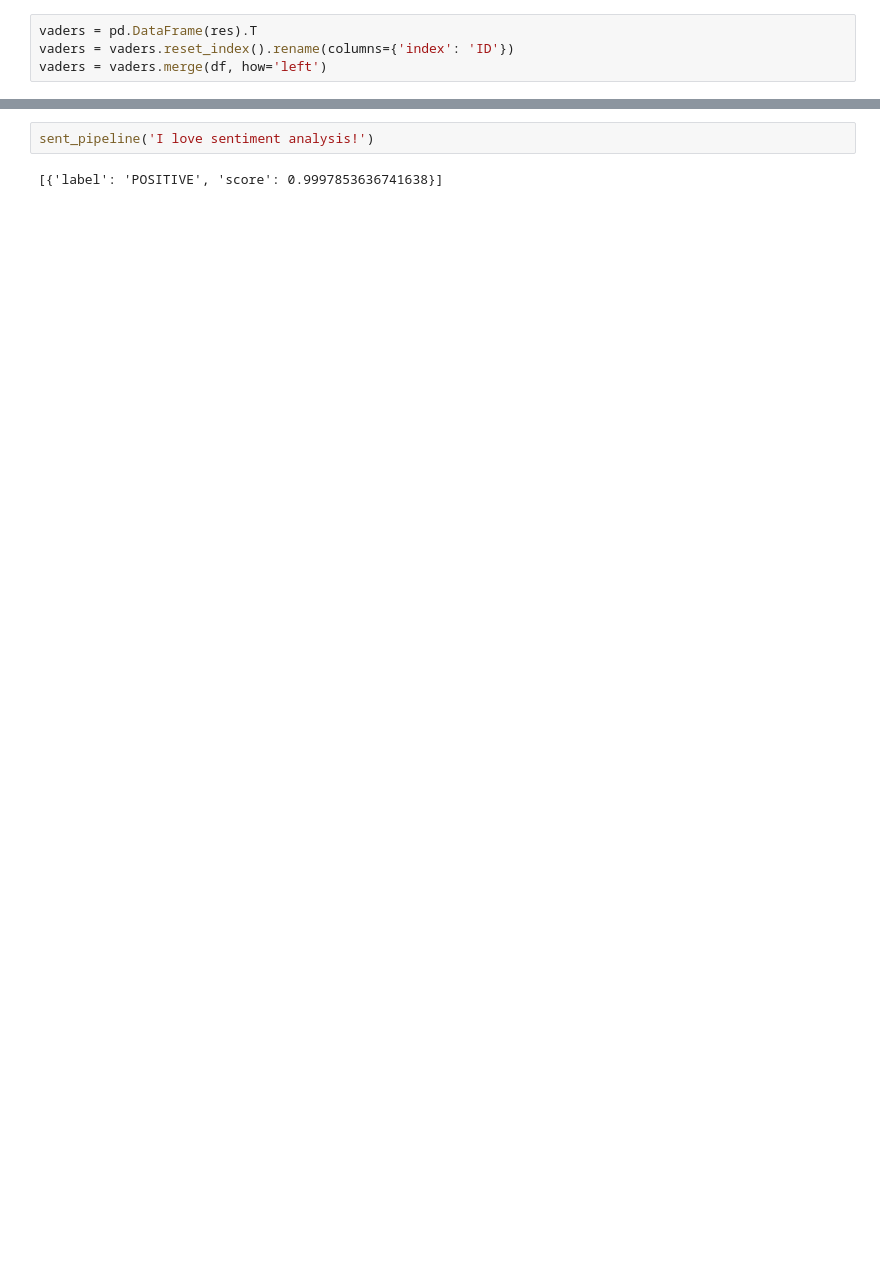
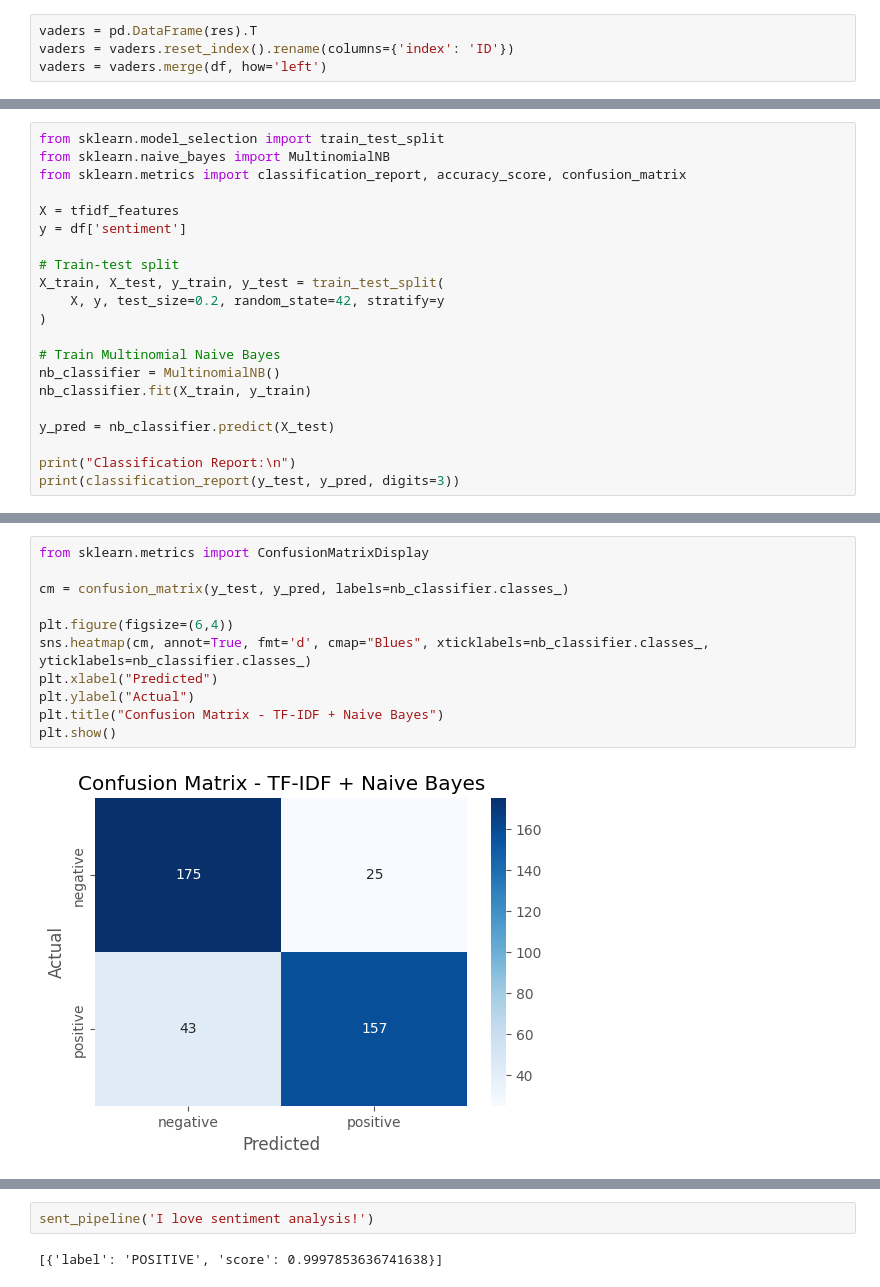
Before and after one commit to laibashaheeen/sentiment_analysis, a Jupyter notebook: sentiment_analysis.ipynb, the cells around one changed output, grey strips where cells are left out. Drawn from its saved outputs; the diff is of its cells as text; blank space fills up the shorter version.

```diff
--- a/sentiment_analysis.ipynb
+++ b/sentiment_analysis.ipynb
@@ -431,0 +440,21 @@ print(sentiment_polarity)
+# %%
+from sklearn.model_selection import train_test_split
+from sklearn.naive_bayes import MultinomialNB
+from sklearn.metrics import classification_report, accuracy_score, confusion_matrix
+
+X = tfidf_features
+y = df['sentiment']
+
+# Train-test split
+X_train, X_test, y_train, y_test = train_test_split(
+    X, y, test_size=0.2, random_state=42, stratify=y
+)
+
+# Train Multinomial Naive Bayes
+nb_classifier = MultinomialNB()
+nb_classifier.fit(X_train, y_train)
+
+y_pred = nb_classifier.predict(X_test)
+
+print("Classification Report:\n")
+print(classification_report(y_test, y_pred, digits=3))
@@ -432 +472,14 @@ print(sentiment_polarity)
+# %%
+from sklearn.metrics import ConfusionMatrixDisplay
+
+cm = confusion_matrix(y_test, y_pred, labels=nb_classifier.classes_)
+
+plt.figure(figsize=(6,4))
+sns.heatmap(cm, annot=True, fmt='d', cmap="Blues", xticklabels=nb_classifier.classes_, yticklabels=nb_classifier.classes_)
+plt.xlabel("Predicted")
+plt.ylabel("Actual")
+plt.title("Confusion Matrix - TF-IDF + Naive Bayes")
+plt.show()
+# %% [output]
+[figure, added]
 # %% [markdown]
```
Also changed, not shown: parts of 62 cells of this notebook.
